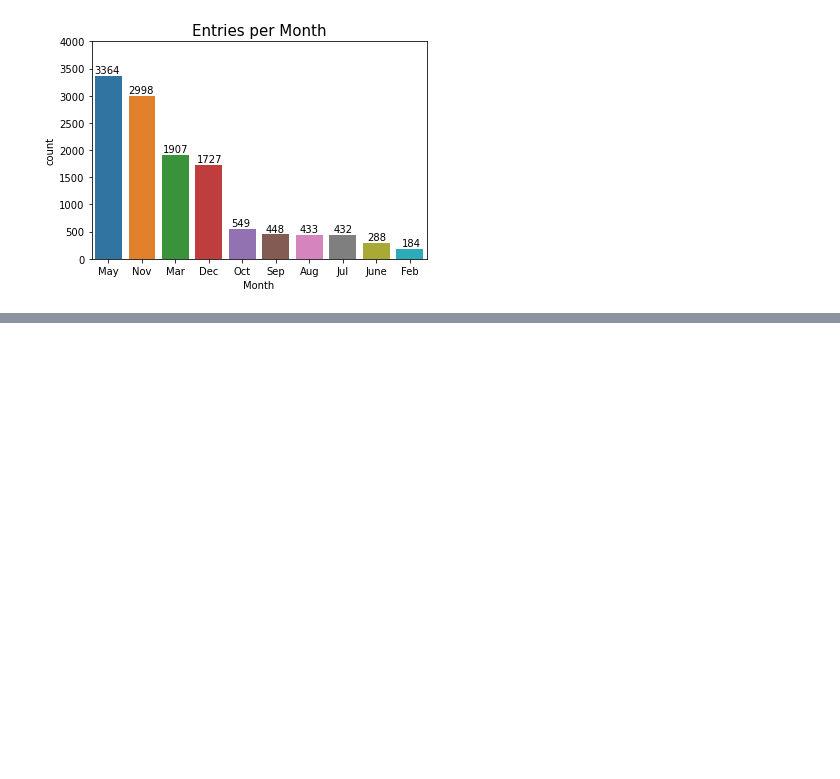
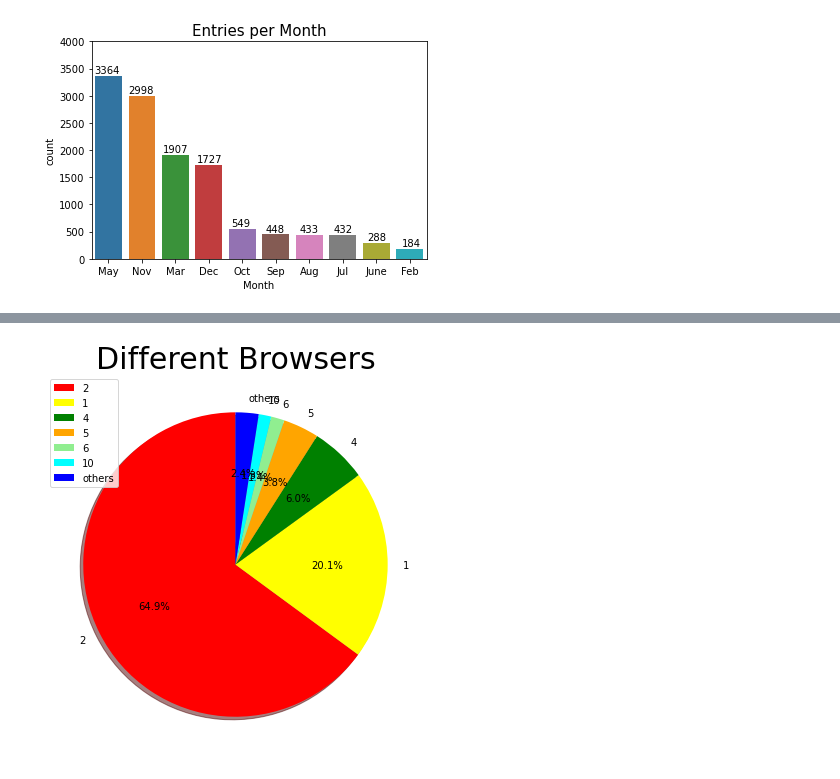
Before and after one commit to Peteresis/PALAB---Online-Shoppers-Behavior, a Jupyter notebook: Graphing_shoppers_ML_ensemble.ipynb, the cells around one changed output, grey strips where cells are left out. Cells and saved outputs as stored; diff of their text form; code cells hidden in the pictures; blank space fills up the shorter version.

```diff
--- a/Graphing_shoppers_ML_ensemble.ipynb
+++ b/Graphing_shoppers_ML_ensemble.ipynb
@@ -53,0 +101,16 @@ for index, value in monthly.items():
+# %%
+#Ploting a pie chart for operating systems
+plt.rcParams['figure.figsize'] = (18, 7)
+
+size = [7961, 2462, 736, 467,174, 163, 300]
+colors = ['red', 'yellow', 'green', 'orange', 'lightgreen', 'cyan', 'blue']
+labels = "2", "1", "4", "5", "6", "10", "others"
+
+plt.subplot(1, 2, 2)
+plt.pie(size, colors = colors, labels = labels, shadow = True, autopct = '%.1f%%', startangle = 90)
+plt.title('Different Browsers', fontsize = 30)
+plt.axis('On')
+plt.legend()
+plt.show()
+# %% [output]
+[figure, added]
```
Also changed, not shown: parts of 3 cells of this notebook.
